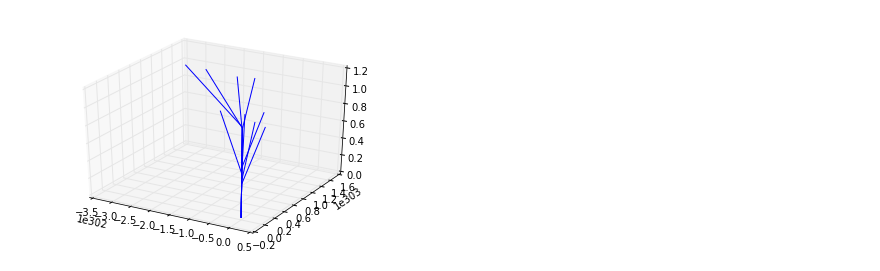
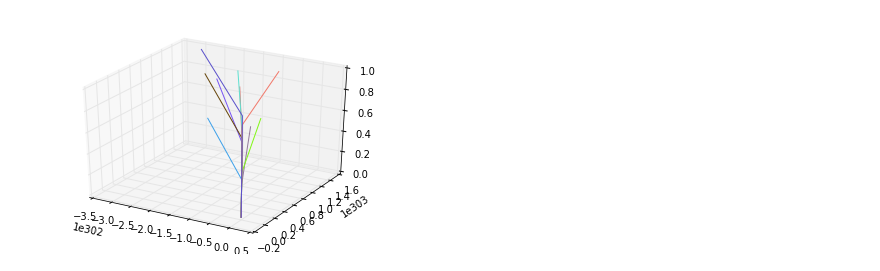
Before and after one commit to cdigangi8/working_dir, a Jupyter notebook: working/Plasma_HW.ipynb, the cells around one changed output. Saved outputs shown, nothing was run; the diff lists cells and outputs as text; code cells hidden in the pictures.

```diff
--- a/working/Plasma_HW.ipynb
+++ b/working/Plasma_HW.ipynb
@@ -75,6 +83,7 @@ ax.plot_wireframe(X, Y, Z, rstride=10, cstride=10, color='blue');
 import random
 dt = 10**-11
 nt = 100
+
 
 #u = numpy.array([10**5,2*10**5,1.5*10**5])
 
@@ -93,10 +102,13 @@ ax = fig.add_subplot(111, projection='3d')
 #X, Y, Z = axes3d.get_test_data(0.05)
 
 for n in range(1,10):
+
+    r = lambda: random.randint(0,255)
+    color = '#%02X%02X%02X' % (r(),r(),r())
     u = [random.randrange(10**4, 10**6),random.randrange(10**4, 10**6),random.randrange(10**4, 10**6)]
     electronsolution = plasmastep(u,E,B, nt, dt,e,m)
     X = electronsolution[:,0]
     Y = electronsolution[:,1]
     Z = electronsolution[:,2]
-    ax.plot_wireframe(X, Y, Z, rstride=10, cstride=10, color='red');
+    ax.plot_wireframe(X, Y, Z, rstride=10, cstride=10, color=color);
 # %% [output]
@@ -104,29 +116,31 @@ for n in range(1,10):
 # %%
 dt = 10**-5
 nt = 100
 
 #u = numpy.array([10**5,2*10**5,1.5*10**5])
 
 E = numpy.array([1000, 0, 0])
 
 B = numpy.array([0,0,0.1])
 
 x = numpy.array([u,E,B])
 
 m = 9.109*10**-31
 
 e = 1.602*10**-19
 
 fig = pyplot.figure()
 ax = fig.add_subplot(111, projection='3d')
 #X, Y, Z = axes3d.get_test_data(0.05)
 
 for n in range(1,10):
+    r = lambda: random.randint(0,255)
+    color = '#%02X%02X%02X' % (r(),r(),r())
     v = [random.randrange(500, 2000),random.randrange(500, 2000),random.randrange(500, 2000)]
     ionsolution = plasmastep(v,E,B, nt, 10**-5,e,m)
     Xi = ionsolution[:,0]
     Yi = ionsolution[:,1]
     Zi = ionsolution[:,2]
-    ax.plot_wireframe(Xi, Yi, Zi, rstride=10, cstride=10, color='blue');
+    ax.plot_wireframe(Xi, Yi, Zi, rstride=10, cstride=10, color=color);
 # %% [output]
-[figure, old version]
+[figure, new version]
```
Also changed, not shown: parts of 4 cells of this notebook, 1 other file.
